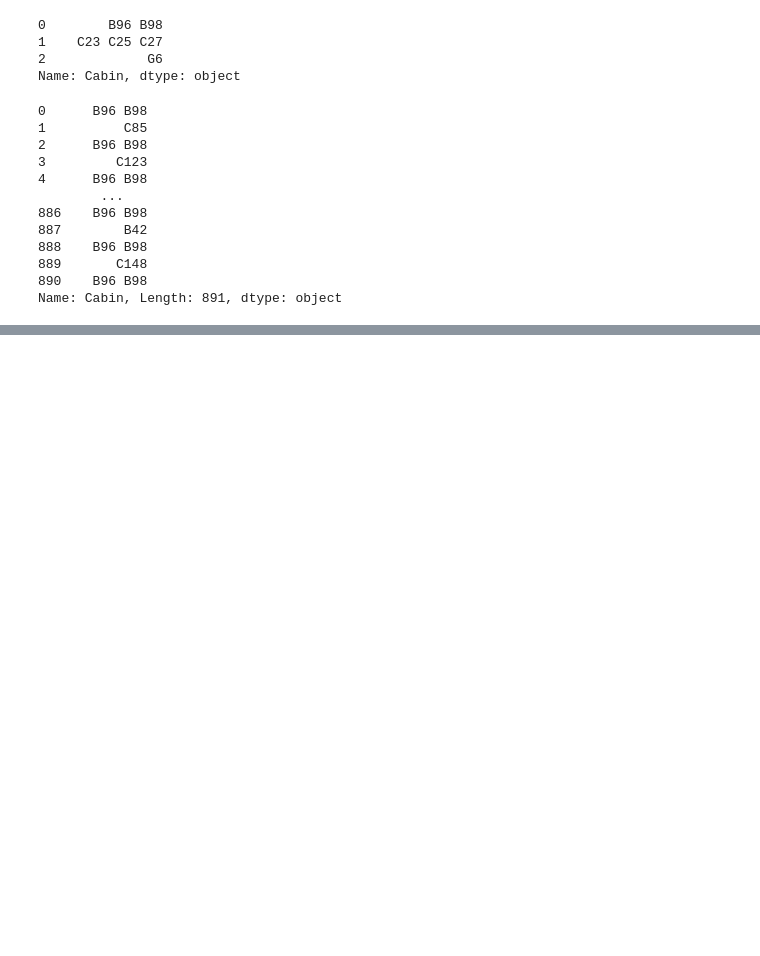
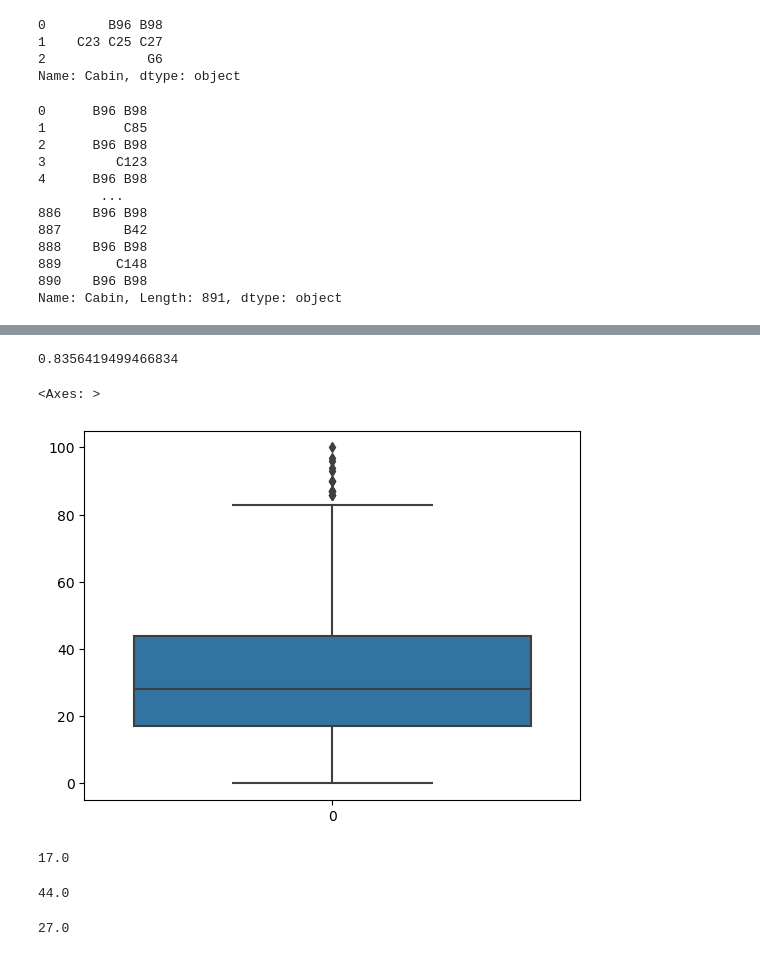
Before and after one commit to DeepjyotiBhattacharjee/pandas-revision, a Jupyter notebook: Feature Engineering.ipynb, the cells around one changed output, grey strips where cells are left out. Saved outputs shown, nothing was run; the diff lists cells and outputs as text; code cells hidden in the pictures; blank space fills up the shorter version.

```diff
--- a/Feature Engineering.ipynb
+++ b/Feature Engineering.ipynb
@@ -655,0 +955,9 @@ Name: Cabin, Length: 891, dtype: object
+# %%
+df['placement_exam_marks'].skew()
+# %% [output]
+0.8356419499466834
+# %%
+sns.boxplot(df['placement_exam_marks'])
+# %% [output]
+<Axes: >
+[figure, added]
@@ -655,0 +967,13 @@ Name: Cabin, Length: 891, dtype: object
+# %%
+percentile_25 # this is Q1
+# %% [output]
+17.0
+# %%
+percentile_75 # this is Q3
+# %% [output]
+44.0
+# %%
+iqr = percentile_75 - percentile_25
+iqr
+# %% [output]
+27.0
```
Also changed, not shown: parts of 52 cells of this notebook, 1 other file.
